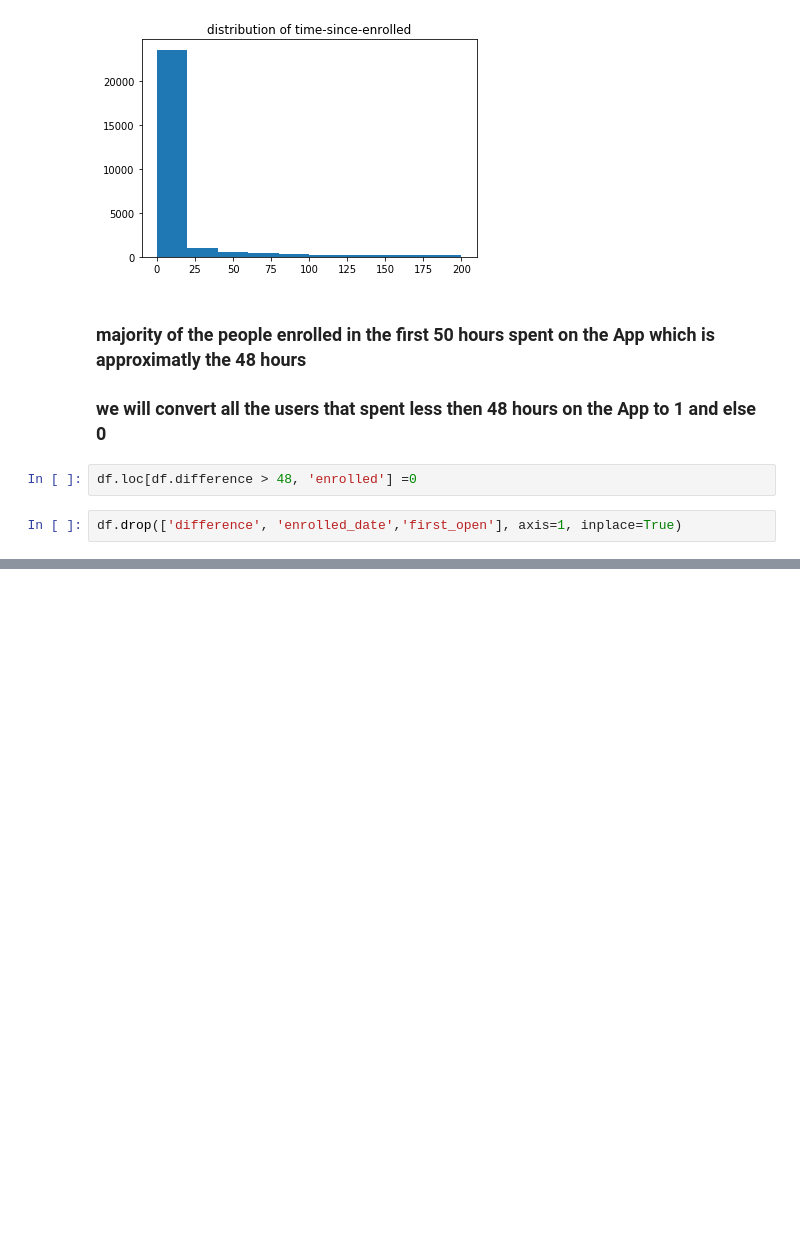
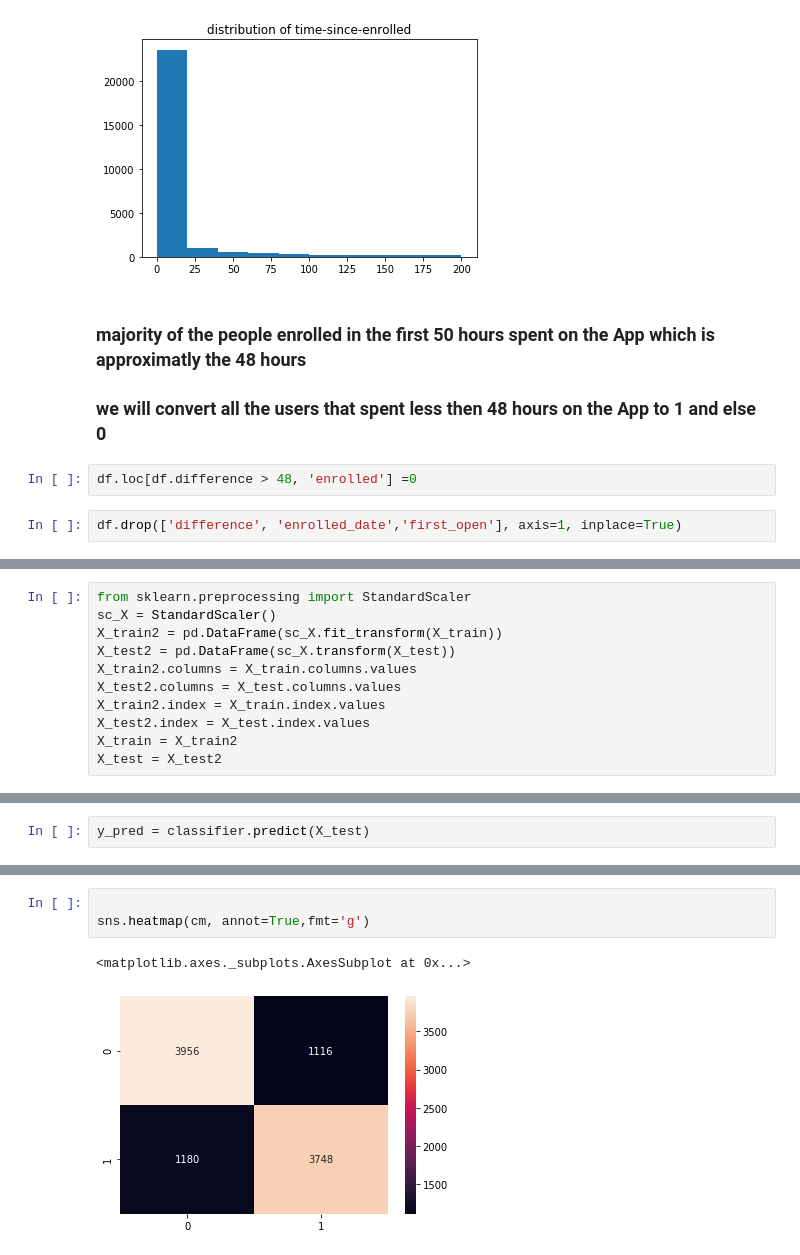
Before and after one commit to Temitope10/App-behaviour, a Jupyter notebook: app.ipynb, the cells around one changed output, grey strips where cells are left out. Drawn from its saved outputs; the diff is of its cells as text; blank space fills up the shorter version.

```diff
--- a/app.ipynb
+++ b/app.ipynb
@@ -275,0 +367,11 @@ Index(['user', 'first_open', 'dayofweek', 'hour', 'age', 'screen_list',
+# %%
+from sklearn.preprocessing import StandardScaler
+sc_X = StandardScaler()
+X_train2 = pd.DataFrame(sc_X.fit_transform(X_train))
+X_test2 = pd.DataFrame(sc_X.transform(X_test))
+X_train2.columns = X_train.columns.values
+X_test2.columns = X_test.columns.values
+X_train2.index = X_train.index.values
+X_test2.index = X_test.index.values
+X_train = X_train2
+X_test = X_test2
@@ -275,0 +390,2 @@ Index(['user', 'first_open', 'dayofweek', 'hour', 'age', 'screen_list',
+# %%
+y_pred = classifier.predict(X_test)
@@ -275,0 +400,6 @@ Index(['user', 'first_open', 'dayofweek', 'hour', 'age', 'screen_list',
+# %%
+
+sns.heatmap(cm, annot=True,fmt='g')
+# %% [output]
+<matplotlib.axes._subplots.AxesSubplot at 0x...>
+[figure, added]
```
Also changed, not shown: parts of 28 cells of this notebook.
